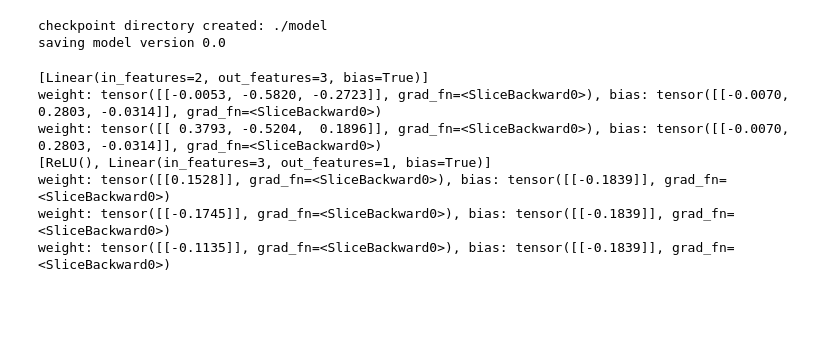
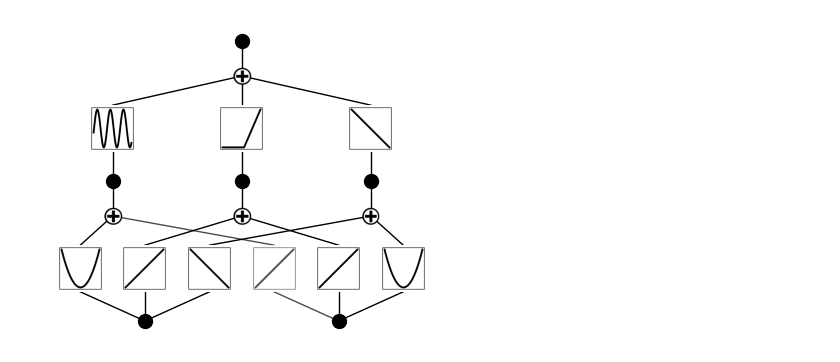
Before and after one commit to MGTUc/KANinitialization, a Jupyter notebook: kan/initializationExperiments/KANtoMLP.ipynb, the cells around one changed output. Cells and saved outputs as stored; diff of their text form; code cells hidden in the pictures; blank space fills up the shorter version.

```diff
--- a/kan/initializationExperiments/KANtoMLP.ipynb
+++ b/kan/initializationExperiments/KANtoMLP.ipynb
@@ -22,15 +25,6 @@ OrderedDict({'linear_relu_stack.0.weight': tensor([[-0.0053,  0.3793],
 # %%
-kan = KAN(width=[2,3,1], seed=42, grid=100, scale_base_sigma=0)
+kan = KAN(width=[2,3,1], seed=seed, grid=100, scale_base_sigma=0, auto_save=False, symbolic_enabled=False)
+kan.set_splines_MLPandFuncs(x, modelPartitions=[layers[:1], layers[1:]], func_list = [(lambda x: x ** 2, 0, 1, 2), (lambda x: x ** 2, 0, 0, 0), (lambda x: torch.sin(x), 1, 0, 0)])
+kan.plot(beta=100)
 # %% [output]
-checkpoint directory created: ./model
-saving model version 0.0
+[figure, added]
-# %%
-kan.set_splines(x, modelPartitions=[layers[:1], layers[1:]])
-# %% [output]
-[Linear(in_features=2, out_features=3, bias=True)]
-weight: tensor([[-0.0053, -0.5820, -0.2723]], grad_fn=<SliceBackward0>), bias: tensor([[-0.0070,  0.2803, -0.0314]], grad_fn=<SliceBackward0>)
-weight: tensor([[ 0.3793, -0.5204,  0.1896]], grad_fn=<SliceBackward0>), bias: tensor([[-0.0070,  0.2803, -0.0314]], grad_fn=<SliceBackward0>)
-[ReLU(), Linear(in_features=3, out_features=1, bias=True)]
-weight: tensor([[0.1528]], grad_fn=<SliceBackward0>), bias: tensor([[-0.1839]], grad_fn=<SliceBackward0>)
-weight: tensor([[-0.1745]], grad_fn=<SliceBackward0>), bias: tensor([[-0.1839]], grad_fn=<SliceBackward0>)
-weight: tensor([[-0.1135]], grad_fn=<SliceBackward0>), bias: tensor([[-0.1839]], grad_fn=<SliceBackward0>)
```
Also changed, not shown: parts of 10 cells of this notebook, 26 other files.
